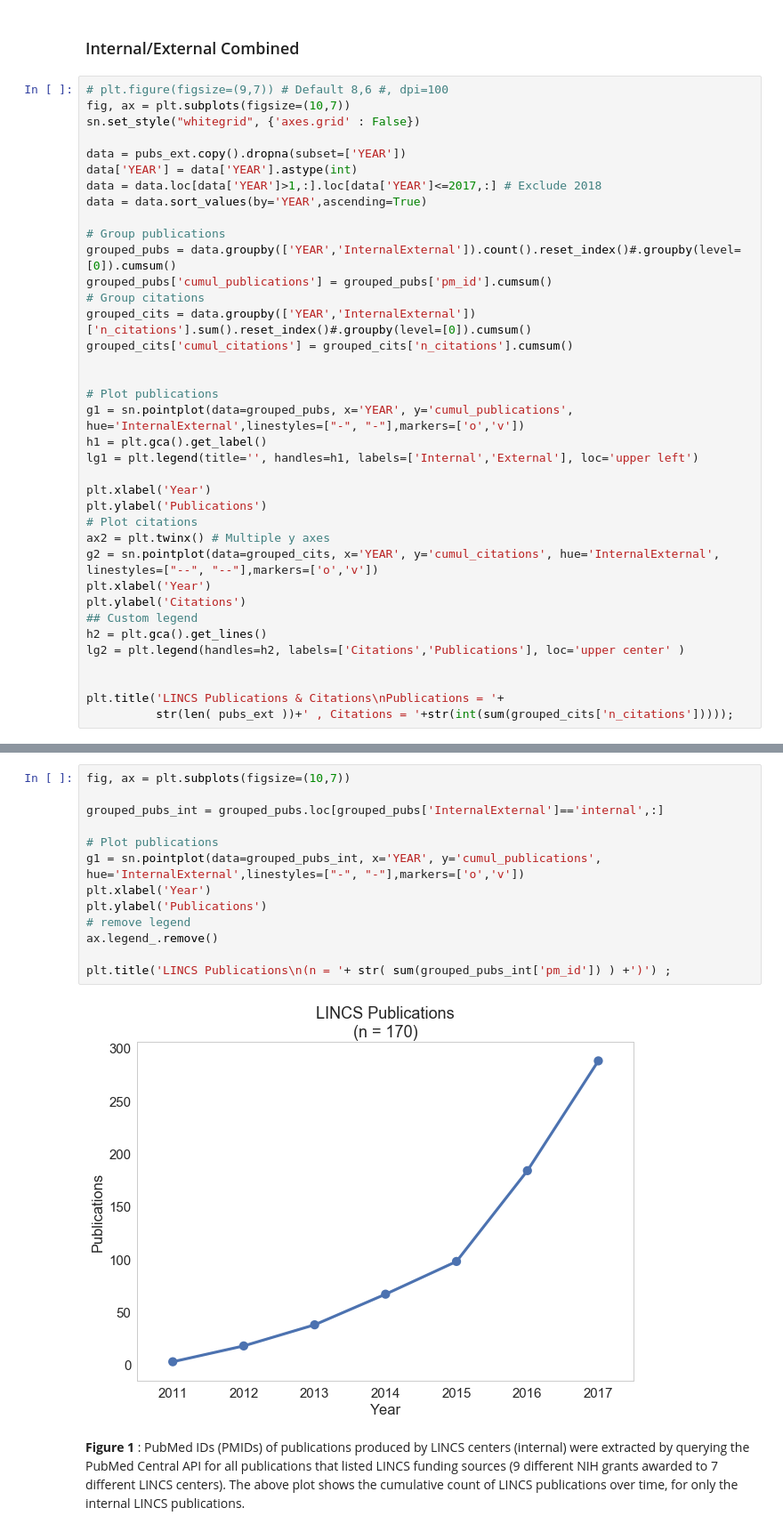
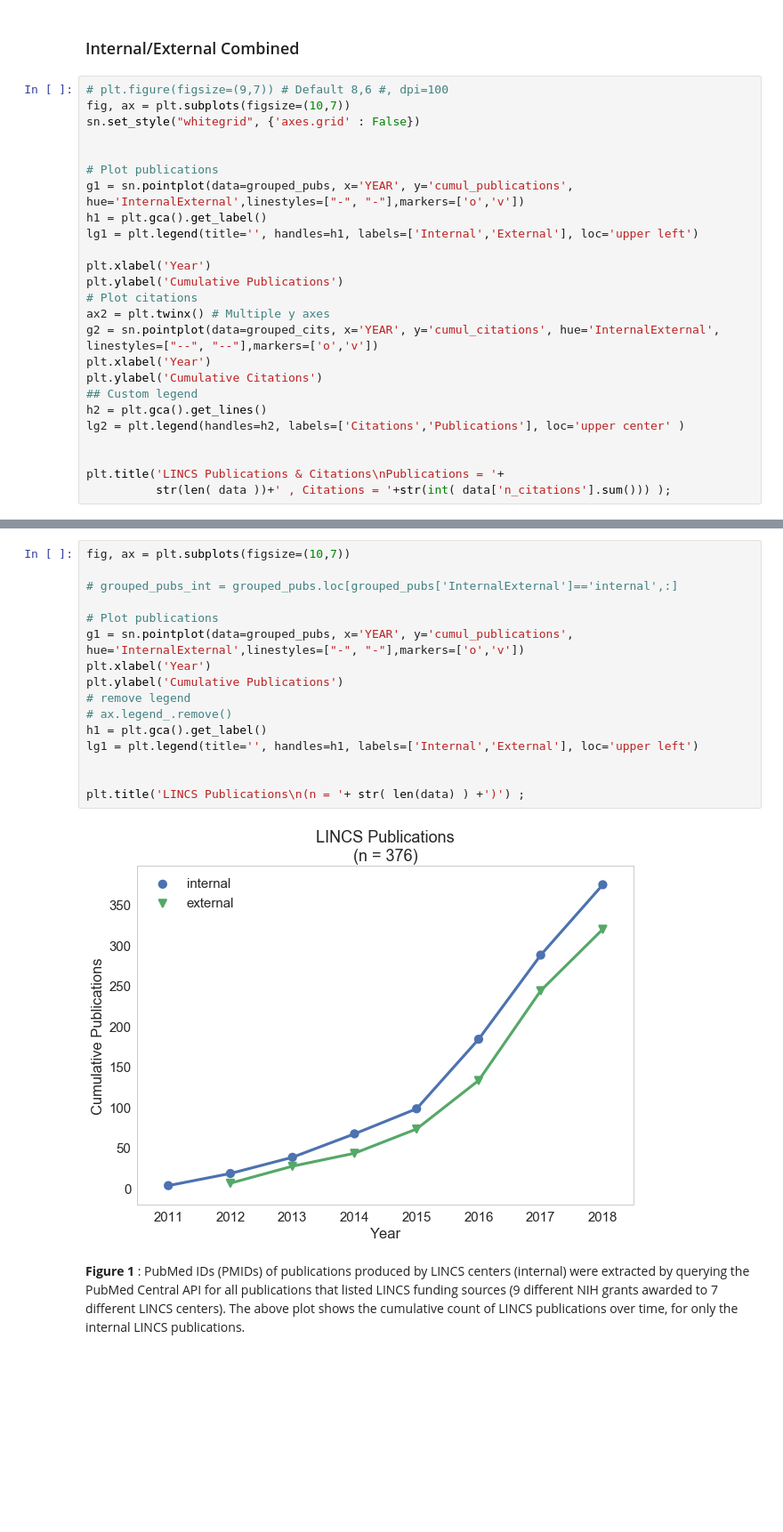
Before and after one commit to MaayanLab/LINCS-Publications-Report, a Jupyter notebook: LINCS_publications.ipynb, the cells around one changed output, grey strips where cells are left out. Shown at 89% size. Saved outputs shown, nothing was run; the diff lists cells and outputs as text; blank space fills up the shorter version.

```diff
--- a/LINCS_publications.ipynb
+++ b/LINCS_publications.ipynb
@@ -621,18 +702,6 @@ plt.ylabel('Citation Count');
 # plt.figure(figsize=(9,7)) # Default 8,6 #, dpi=100
 fig, ax = plt.subplots(figsize=(10,7))
 sn.set_style("whitegrid", {'axes.grid' : False})
-
-data = pubs_ext.copy().dropna(subset=['YEAR'])
-data['YEAR'] = data['YEAR'].astype(int)
-data = data.loc[data['YEAR']>1,:].loc[data['YEAR']<=2017,:] # Exclude 2018
-data = data.sort_values(by='YEAR',ascending=True)
-
-# Group publications
-grouped_pubs = data.groupby(['YEAR','InternalExternal']).count().reset_index()#.groupby(level=[0]).cumsum()
-grouped_pubs['cumul_publications'] = grouped_pubs['pm_id'].cumsum()
-# Group citations
-grouped_cits = data.groupby(['YEAR','InternalExternal'])['n_citations'].sum().reset_index()#.groupby(level=[0]).cumsum()
-grouped_cits['cumul_citations'] = grouped_cits['n_citations'].cumsum()
 
 
 # Plot publications
@@ -641,17 +710,17 @@ h1 = plt.gca().get_label()
 lg1 = plt.legend(title='', handles=h1, labels=['Internal','External'], loc='upper left')
 
 plt.xlabel('Year')
-plt.ylabel('Publications')
+plt.ylabel('Cumulative Publications')
 # Plot citations
 ax2 = plt.twinx() # Multiple y axes
 g2 = sn.pointplot(data=grouped_cits, x='YEAR', y='cumul_citations', hue='InternalExternal', linestyles=["--", "--"],markers=['o','v'])
 plt.xlabel('Year')
-plt.ylabel('Citations')
+plt.ylabel('Cumulative Citations')
 ## Custom legend
 h2 = plt.gca().get_lines()
 lg2 = plt.legend(handles=h2, labels=['Citations','Publications'], loc='upper center' )
 
 
 plt.title('LINCS Publications & Citations\nPublications = '+
-          str(len( pubs_ext ))+' , Citations = '+str(int(sum(grouped_cits['n_citations']))));
+          str(len( data ))+' , Citations = '+str(int( data['n_citations'].sum())) );
 # %% [output]
@@ -661,18 +730,21 @@ plt.title('LINCS Publications & Citations\nPublications = '+
 # %%
 fig, ax = plt.subplots(figsize=(10,7))
 
-grouped_pubs_int = grouped_pubs.loc[grouped_pubs['InternalExternal']=='internal',:]
+# grouped_pubs_int = grouped_pubs.loc[grouped_pubs['InternalExternal']=='internal',:]
 
 # Plot publications
-g1 = sn.pointplot(data=grouped_pubs_int, x='YEAR', y='cumul_publications', hue='InternalExternal',linestyles=["-", "-"],markers=['o','v'])
+g1 = sn.pointplot(data=grouped_pubs, x='YEAR', y='cumul_publications', hue='InternalExternal',linestyles=["-", "-"],markers=['o','v'])
 plt.xlabel('Year')
-plt.ylabel('Publications')
+plt.ylabel('Cumulative Publications')
 # remove legend
-ax.legend_.remove()
+# ax.legend_.remove()
+h1 = plt.gca().get_label()
+lg1 = plt.legend(title='', handles=h1, labels=['Internal','External'], loc='upper left')
 
-plt.title('LINCS Publications\n(n = '+ str( sum(grouped_pubs_int['pm_id']) ) +')') ;
+
+plt.title('LINCS Publications\n(n = '+ str( len(data) ) +')') ;
 # %% [output]
-[figure, old version]
+[figure, new version]
 # %% [markdown]
 **Figure 1** : PubMed IDs (PMIDs) of publications produced by LINCS centers (internal) were extracted by querying the PubMed Central API for all publications that listed LINCS funding sources (9 different NIH grants awarded to 7 different LINCS centers). The above plot shows the cumulative count of LINCS publications over time, for only the internal LINCS publications.
 # %% [markdown]
```
Also changed, not shown: parts of 15 cells of this notebook, 1 other file.
